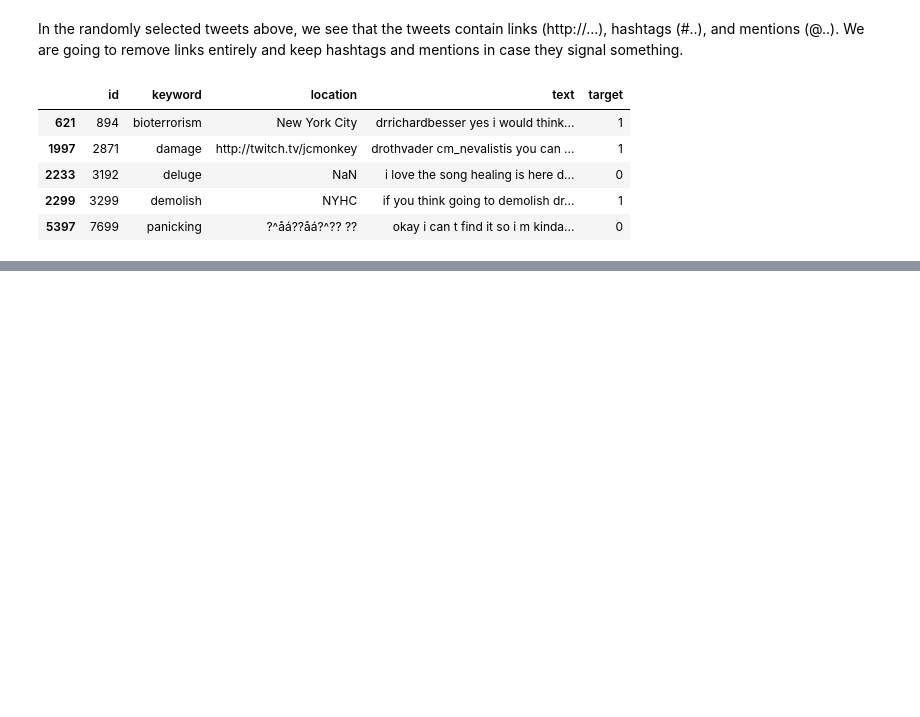
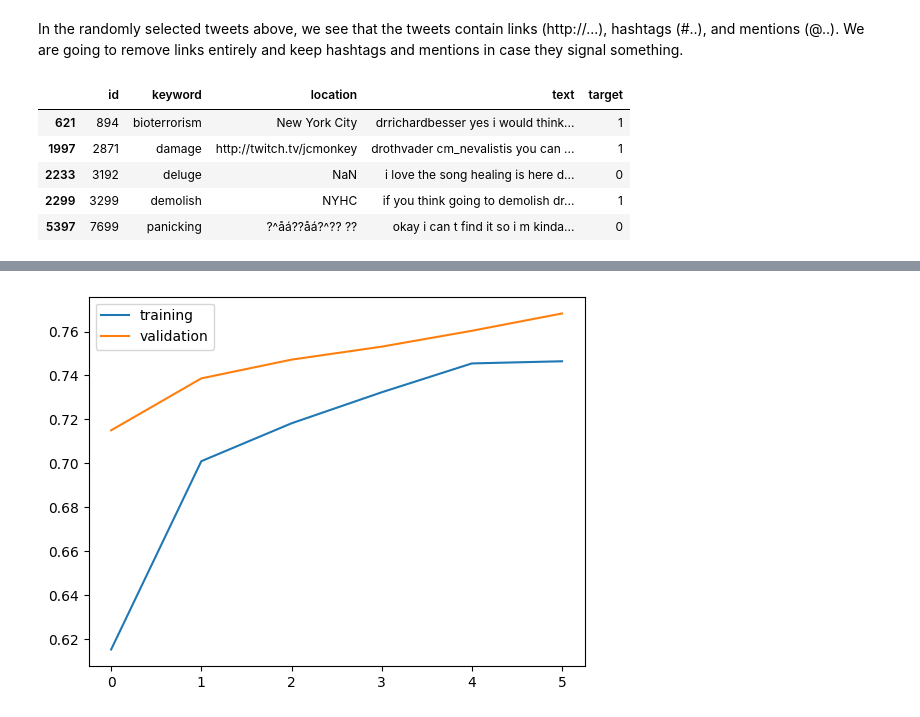
Before and after one commit to lee-messi/Disaster-Tweets-Summer-2023, a Jupyter notebook: disaster-tweets-classifier-using-bert.ipynb, the cells around one changed output, grey strips where cells are left out. Cells and saved outputs as stored; diff of their text form; code cells hidden in the pictures; blank space fills up the shorter version.

Commit message:
Trained and saved model - 76.8%

```diff
--- a/disaster-tweets-classifier-using-bert.ipynb
+++ b/disaster-tweets-classifier-using-bert.ipynb
@@ -156,0 +169,33 @@ sample_train
+# %%
+text_input = tf.keras.layers.Input(shape = (), dtype = tf.string)
+encoder_input = bert_preprocess(text_input)
+encoder_output = bert_encoder(encoder_input)
+
+l = tf.keras.layers.Dense(100, activation = 'relu')(encoder_output['pooled_output'])
+l = tf.keras.layers.Dropout(0.3)(l)
+l = tf.keras.layers.Dense(25, activation = 'relu')(l)
+l = tf.keras.layers.Dropout(0.3)(l)
+l = tf.keras.layers.Dense(1, activation = 'sigmoid')(l)
+
+model = tf.keras.Model(inputs=[text_input], outputs = [l])
+# %%
+model.compile(optimizer = tf.keras.optimizers.Adam(learning_rate = 0.0005),
+              loss = tf.keras.losses.BinaryCrossentropy(),
+              metrics = ['accuracy'])
+# %%
+early_stopping = tf.keras.callbacks.EarlyStopping(monitor = 'val_loss',
+                                                  patience = 2)
+
+model_checkpoint_callback = tf.keras.callbacks.ModelCheckpoint(
+    filepath = 'model/best_performed_model.ckpt',
+    save_weights_only = True,
+    save_best_only = True,
+    monitor = 'val_loss',
+    verbose = 1
+)
+# %%
+history = model.fit(train_df.text,
+                    train_df.target,
+                    validation_data = (val_df.text, val_df.target),
+                    epochs = 30,
+                    callbacks = [early_stopping, model_checkpoint_callback])
@@ -156,0 +221,9 @@ sample_train
+# %%
+import matplotlib.pyplot as plt
+
+plt.plot(history.history['accuracy'])
+plt.plot(history.history['val_accuracy'])
+plt.legend(['training', 'validation'])
+plt.show()
+# %% [output]
+[figure, added]
```
Also changed, not shown: parts of 7 cells of this notebook.
